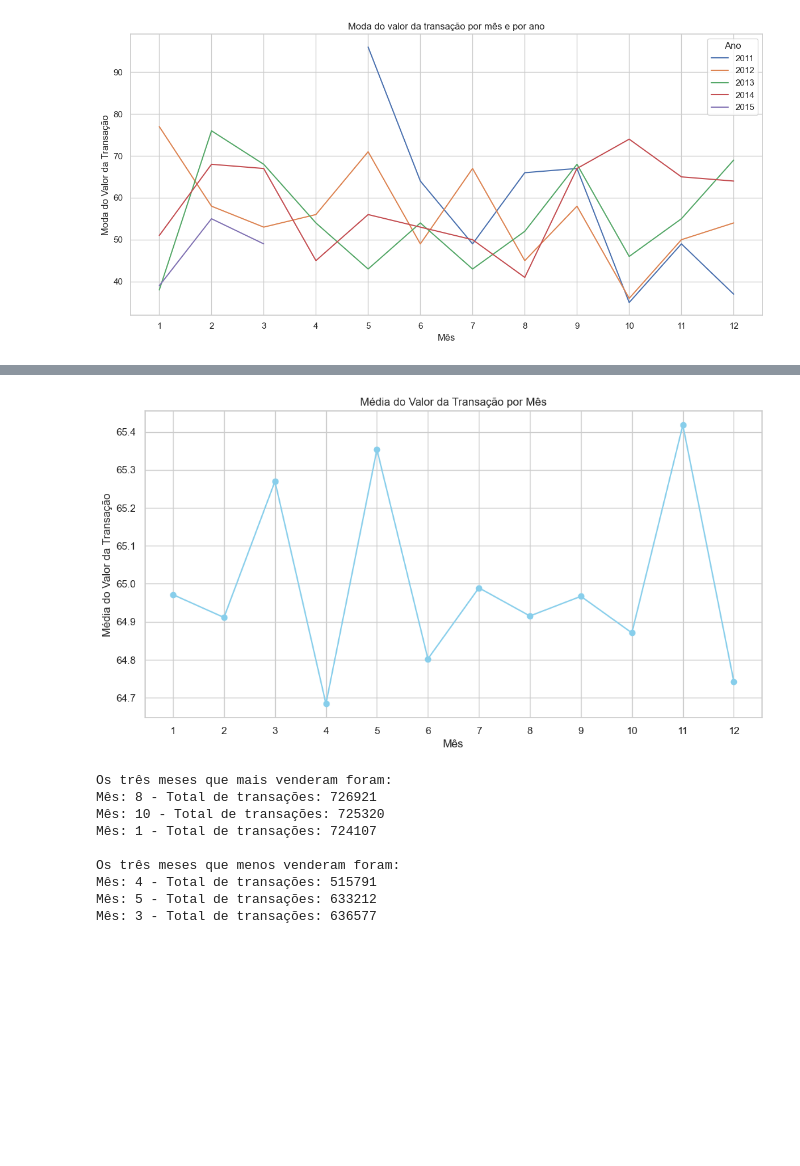
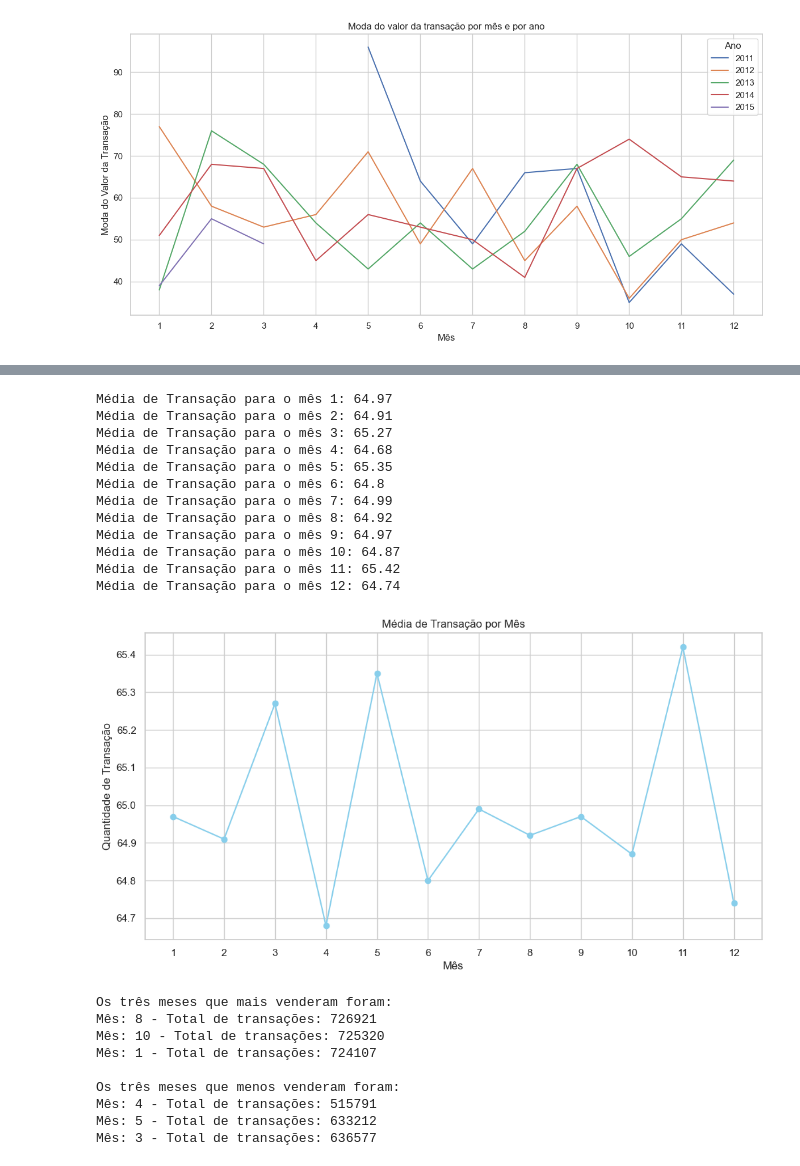
Before and after one commit to GabrielRodrigues11/test-basic-analysis, a Jupyter notebook: main.ipynb, the cells around one changed output, grey strips where cells are left out. Saved outputs shown, nothing was run; the diff lists cells and outputs as text; code cells hidden in the pictures; blank space fills up the shorter version.

```diff
--- a/main.ipynb
+++ b/main.ipynb
@@ -163,3 +180,20 @@ plt.show()
 # %% [output]
 Transação que mais se repete entre todos os meses: 49
 [figure]
+# %%
+# Calcula o total de vendas por mês
+total_vendas_por_mes = df.groupby('month')['tran_amount'].sum()
+
+# Exibe o total de vendas por mês
+for month, total_vendas in total_vendas_por_mes.items():
+    print(f"Total de Vendas para o mês {month}: {total_vendas}")
+
+# Gráfico de linhas com o total de vendas de cada mês
+plt.figure(figsize=(12, 6))
+plt.plot(total_vendas_por_mes.index, total_vendas_por_mes.values, marker='o', color='skyblue')
+plt.title('Total de Vendas por Mês')
+plt.xlabel('Mês')
+plt.ylabel('Total de Vendas')
+plt.xticks(range(1, 13))
+plt.grid(True)
+plt.show()
@@ -166,17 +214,33 @@ Transação que mais se repete entre todos os meses: 49
 # %%
 # Calcula a média do valor da transação para cada mês
-media_por_mes = df.groupby('month')['tran_amount'].mean()
+media_por_mes = round(df.groupby('month')['tran_amount'].mean(), 2)
+
+# Exibe a média do valor da transação para cada mês
+for month, media in media_por_mes.items():
+    print(f"Média de Transação para o mês {month}: {media}")
 
 # Gráfico de linhas com a média de cada mês
 plt.figure(figsize=(12, 6))
 plt.plot(media_por_mes.index, media_por_mes.values, marker='o', color='skyblue')
-plt.title('Média do Valor da Transação por Mês')
+plt.title('Média de Transação por Mês')
 plt.xlabel('Mês')
-plt.ylabel('Média do Valor da Transação')
+plt.ylabel('Quantidade de Transação')
 plt.xticks(range(1, 13))
 plt.grid(True)
 plt.show()
 # %% [output]
+Média de Transação para o mês 1: 64.97
+Média de Transação para o mês 2: 64.91
+Média de Transação para o mês 3: 65.27
+Média de Transação para o mês 4: 64.68
+Média de Transação para o mês 5: 65.35
+Média de Transação para o mês 6: 64.8
+Média de Transação para o mês 7: 64.99
+Média de Transação para o mês 8: 64.92
+Média de Transação para o mês 9: 64.97
+Média de Transação para o mês 10: 64.87
+Média de Transação para o mês 11: 65.42
+Média de Transação para o mês 12: 64.74
-[figure, old version]
+[figure, new version]
 # %%
 def mostrar_top_tres_meses(total_por_mes, maior=True):
```
Also changed, not shown: parts of 9 cells of this notebook, 1 other file.
